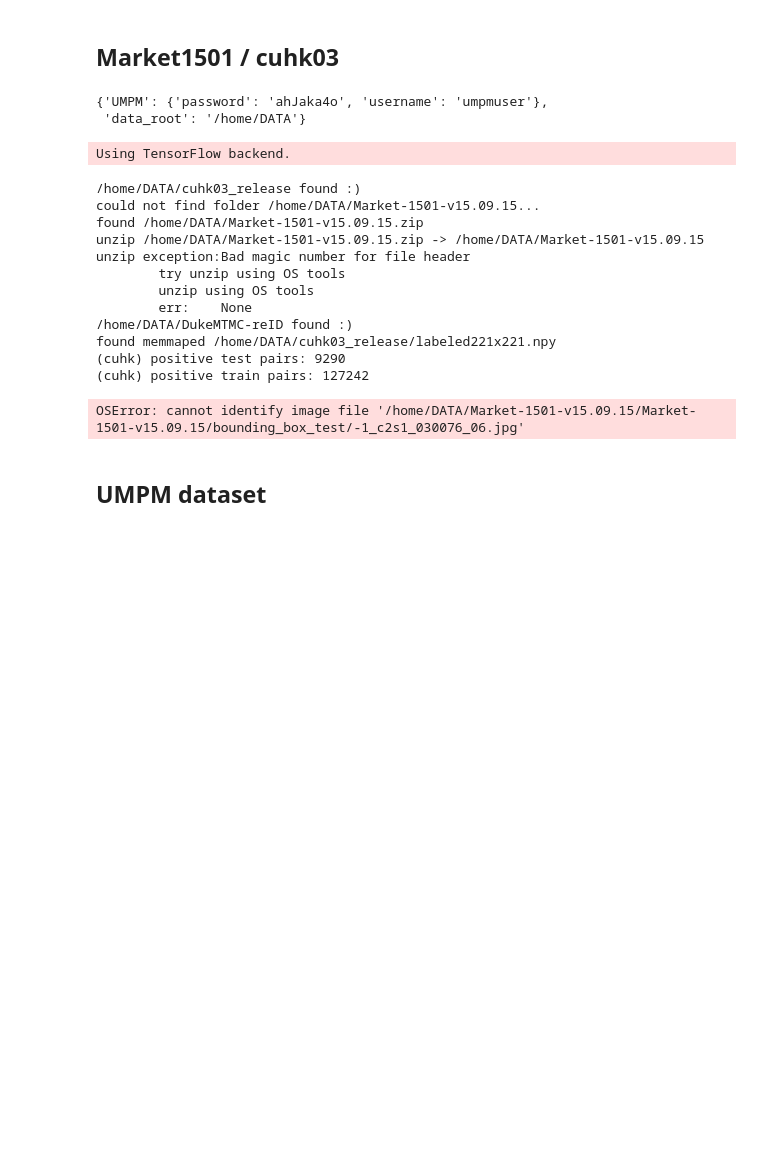
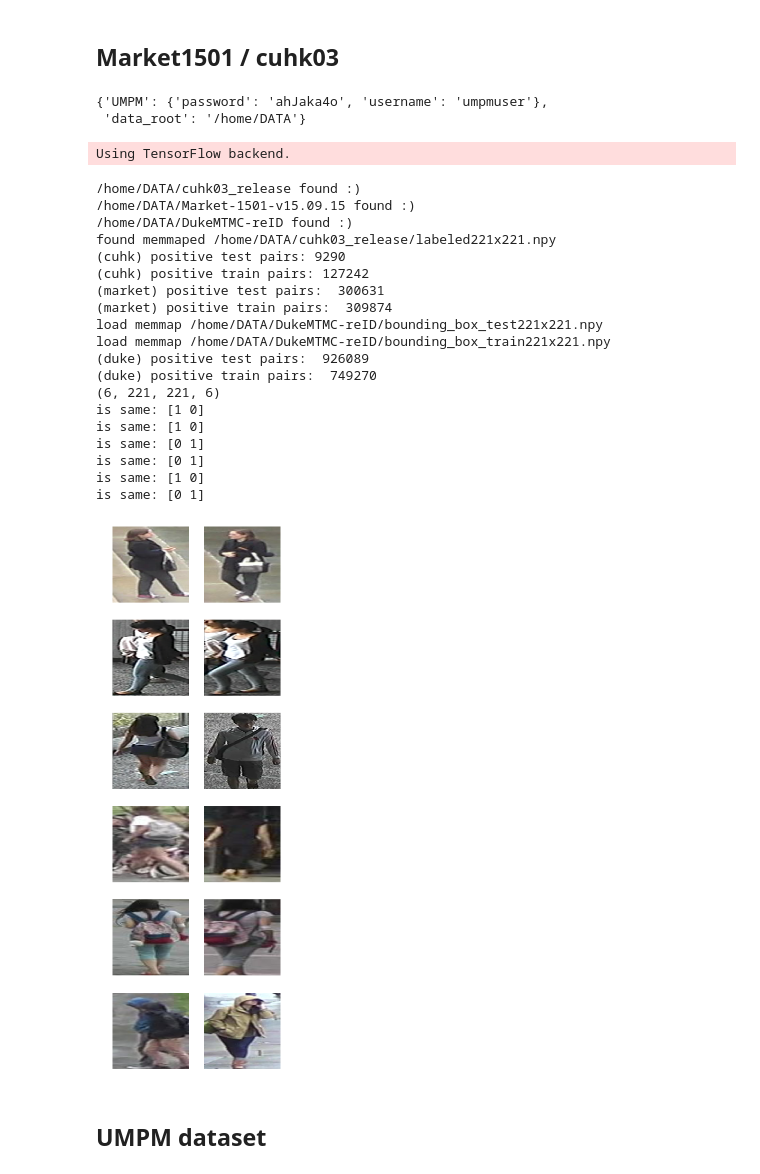
Before and after one commit to jutanke/person_reid, a Jupyter notebook: train.ipynb, the cells around one changed output. Cells and saved outputs as stored; diff of their text form; code cells hidden in the pictures; blank space fills up the shorter version.

Commit message:
print nicer

```diff
--- a/train.ipynb
+++ b/train.ipynb
@@ -6,48 +6,62 @@ import json
 from pprint import pprint
 Settings = json.load(open('settings.txt'))
 pprint(Settings)
 print('')
 import matplotlib.pyplot as plt
 import sys
 sys.path.insert(0, '../')
 from reid.stacknet import get_model
 from reid.data import DataSampler
 
 from keras.callbacks import ModelCheckpoint, TerminateOnNaN
 from keras.models import load_model
 from keras.applications.vgg16 import preprocess_input
 from os.path import join, isfile, isdir, exists, splitext
 
 root = Settings['data_root']
 
 sampler = DataSampler(root, 221, 221)
 
-x, y = sampler.get_test_batch(5, 5)
+npos = 3
+nneg = 3
+x, y = sampler.get_test_batch(npos, nneg)
+#n = npos + nneg
+n = len(x)
+print(x.shape)
 
-pid = 3
-print('is same:', y[pid])
-im = x[pid]
-fig = plt.figure(figsize=(10, 6))
-fig.add_subplot(121).imshow(im[:,:,0:3])
-fig.add_subplot(122).imshow(im[:,:,3:6])
+fig = plt.figure(figsize=(6, 20))
+for pid in range(n):
+    print('is same:', y[pid])
+    im = x[pid]
+    ax = fig.add_subplot(n, 2, pid*2+1); ax.axis('off')
+    ax.imshow(im[:,:,0:3])
+    ax = fig.add_subplot(n, 2, pid*2+2); ax.axis('off')
+    ax.imshow(im[:,:,3:6])
 plt.show()
 # %% [output]
 {'UMPM': {'password': 'ahJaka4o', 'username': 'umpmuser'},
  'data_root': '/home/DATA'}
 Using TensorFlow backend.
 /home/DATA/cuhk03_release found :)
-could not find folder /home/DATA/Market-1501-v15.09.15...
-found /home/DATA/Market-1501-v15.09.15.zip
-unzip /home/DATA/Market-1501-v15.09.15.zip -> /home/DATA/Market-1501-v15.09.15
-unzip exception:Bad magic number for file header
-        try unzip using OS tools
-        unzip using OS tools
-        err:    None
+/home/DATA/Market-1501-v15.09.15 found :)
 /home/DATA/DukeMTMC-reID found :)
 found memmaped /home/DATA/cuhk03_release/labeled221x221.npy
 (cuhk) positive test pairs: 9290
 (cuhk) positive train pairs: 127242
+(market) positive test pairs:  300631
+(market) positive train pairs:  309874
+load memmap /home/DATA/DukeMTMC-reID/bounding_box_test221x221.npy
+load memmap /home/DATA/DukeMTMC-reID/bounding_box_train221x221.npy
+(duke) positive test pairs:  926089
+(duke) positive train pairs:  749270
+(6, 221, 221, 6)
+is same: [1 0]
+is same: [1 0]
+is same: [0 1]
+is same: [0 1]
+is same: [1 0]
+is same: [0 1]
-OSError: cannot identify image file '/home/DATA/Market-1501-v15.09.15/Market-1501-v15.09.15/bounding_box_test/-1_c2s1_030076_06.jpg'
+[figure, added]
 # %% [markdown]
 ## UMPM dataset
 # %%
```
Also changed, not shown: parts of 3 cells of this notebook, 1 other file.
